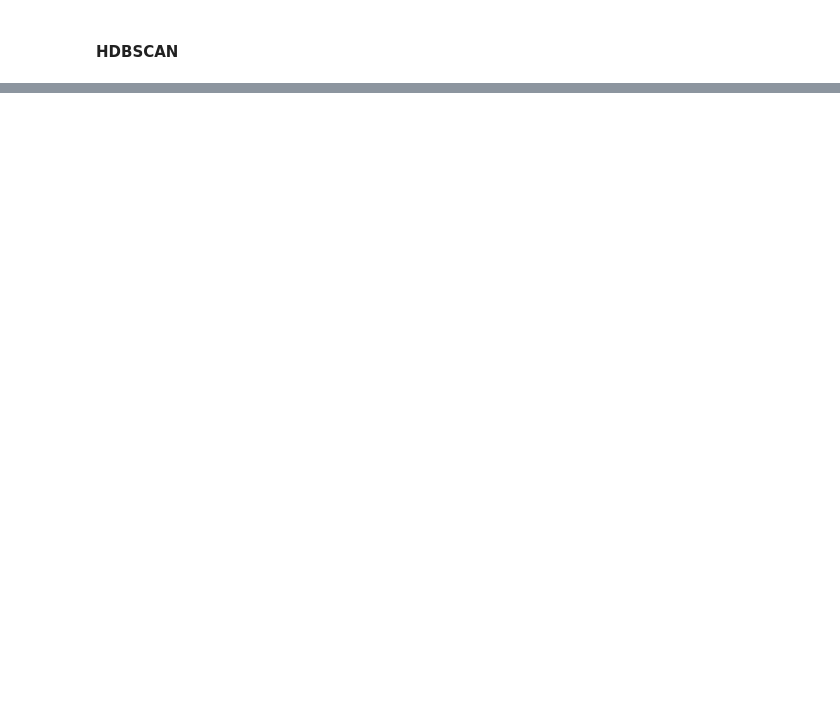
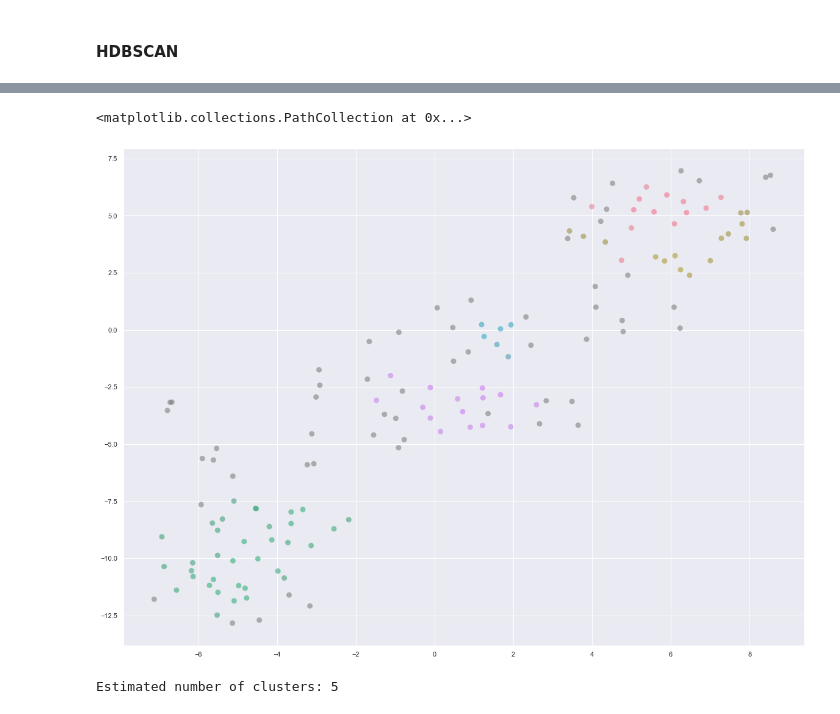
Before and after one commit to amitdingareNovelis/Clustering_Demo, a Jupyter notebook: Unsupervised_Example.ipynb, the cells around one changed output, grey strips where cells are left out. Saved outputs shown, nothing was run; the diff lists cells and outputs as text; code cells hidden in the pictures; blank space fills up the shorter version.

```diff
--- a/Unsupervised_Example.ipynb
+++ b/Unsupervised_Example.ipynb
@@ -865,3 +636,26 @@ HDBSCAN(gen_min_span_tree=True)
+# %%
+color_palette = sns.color_palette("husl", 5)
+cluster_colors = [color_palette[x] if x >= 0
+                  else (0.5, 0.5, 0.5)
+                  for x in clusterer.labels_]
+
+cluster_member_colors = [sns.desaturate(x, p) for x, p in
+                         zip(cluster_colors, clusterer.probabilities_)]
+
+plot_kwds['c'] =  cluster_member_colors
+plot_kwds['alpha'] = 0.6
+
+plt.scatter(*projection.T, **plot_kwds)
+# %% [output]
+<matplotlib.collections.PathCollection at 0x...>
+[figure, added]
+# %%
+labels = clusterer.labels_
+# Number of clusters in labels, ignoring noise if present.
+n_clusters_ = len(set(labels)) - (1 if -1 in labels else 0)
+print('Estimated number of clusters: %d' % n_clusters_)
+# %% [output]
+Estimated number of clusters: 5
 # %%
 clusterer.minimum_spanning_tree_.plot(edge_cmap='viridis',
                                       edge_alpha=0.6,
```
Also changed, not shown: parts of 25 cells of this notebook.
